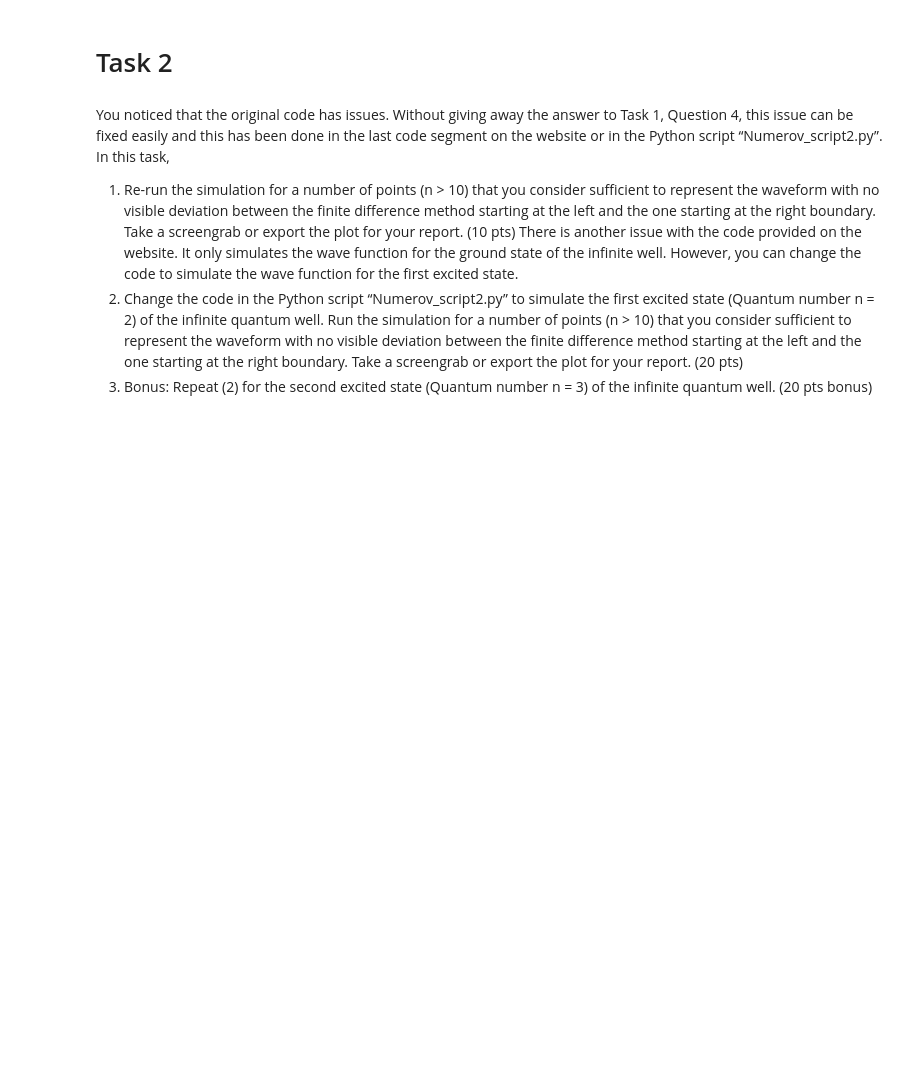
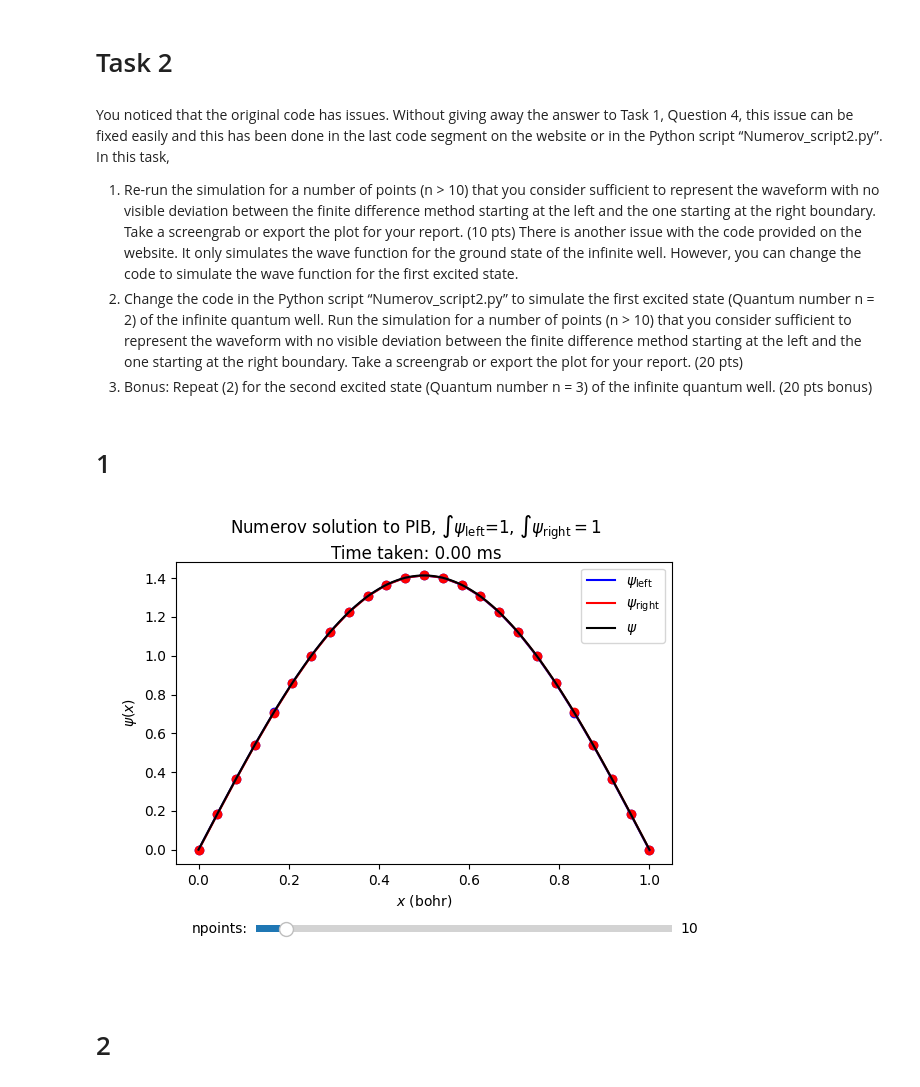
Before and after one commit to mikayla-eckelcifrese/EEE_434_functions, a Jupyter notebook: Project2_Numerical_Solutions_Schrodinger_Equation.ipynb, the cells around one changed output. Drawn from its saved outputs; the diff is of its cells as text; code cells hidden in the pictures; blank space fills up the shorter version.

Commit message:
Added scripts provided by professor

```diff
--- a/Project2_Numerical_Solutions_Schrodinger_Equation.ipynb
+++ b/Project2_Numerical_Solutions_Schrodinger_Equation.ipynb
@@ -65,3 +65,13 @@ You noticed that the original code has issues. Without giving away the answer to
 There is another issue with the code provided on the website. It only simulates the wave function for the ground state of the infinite well. However, you can change the code to simulate the wave function for the first excited state.
 2. Change the code in the Python script “Numerov_script2.py” to simulate the first excited state (Quantum number n = 2) of the infinite quantum well. Run the simulation for a number of points (n > 10) that you consider sufficient to represent the waveform with no visible deviation between the finite difference method starting at the left and the one starting at the right boundary. Take a screengrab or export the plot for your report. (20 pts)
 3. Bonus: Repeat (2) for the second excited state (Quantum number n = 3) of the infinite quantum well. (20 pts bonus)
+# %% [markdown]
+# 1
+# %%
+from Numerov_script2 import numerov2
+
+numerov2(25)
+# %% [output]
+[figure, added]
+# %% [markdown]
+# 2
```
Also changed, not shown: 1 other file.
